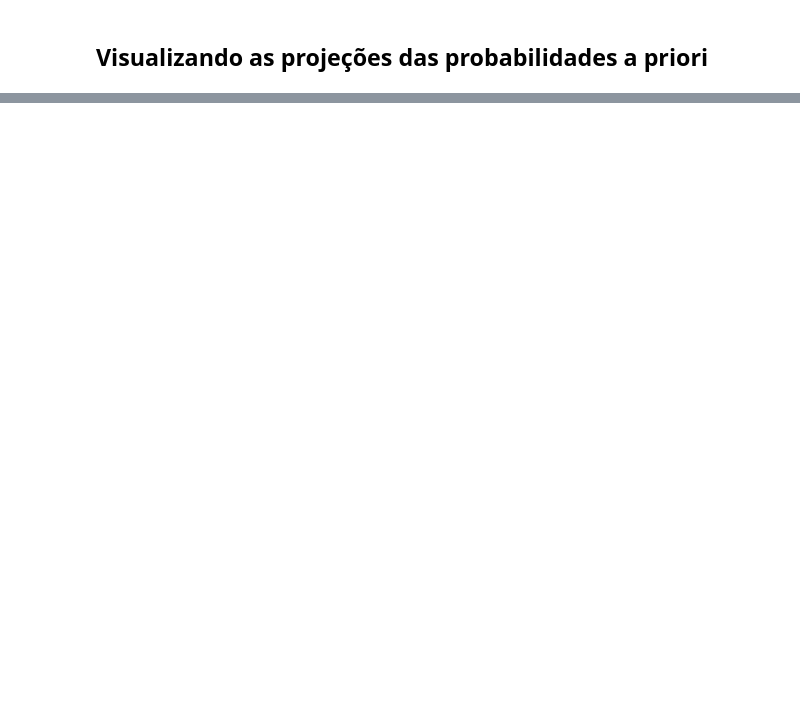
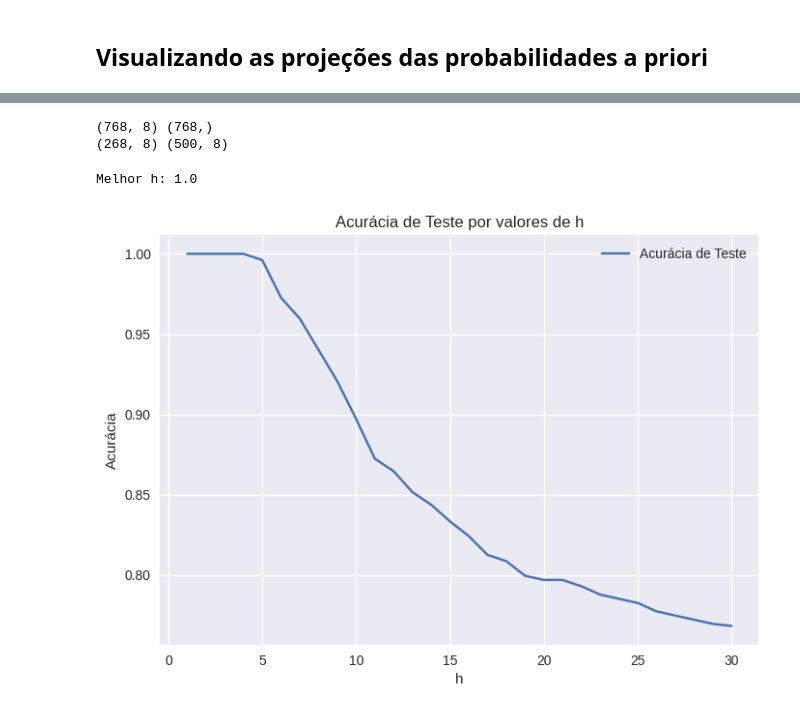
Before and after one commit to muzzidiogo/reconhecimento_de_padroes, a Jupyter notebook: 09_kde2.ipynb, the cells around one changed output, grey strips where cells are left out. Drawn from its saved outputs; the diff is of its cells as text; code cells hidden in the pictures; blank space fills up the shorter version.

```diff
--- a/09_kde2.ipynb
+++ b/09_kde2.ipynb
@@ -117,0 +152,46 @@ plt.plot(hseq, acc_tr, label='Acurácia de Treinamento')
+# %%
+X = df.drop('class', axis=1).to_numpy()  # Features matrix
+y = df['class'].to_numpy()               # Labels vector
+
+xc1 = X[y == 1]     # Features where class is +1
+yc1 = y[y == 1]     # Labels where class is +1
+
+xc2 = X[y == -1]    # Features where class is -1
+yc2 = y[y == -1]    # Labels where class is -1
+print(X.shape, y.shape)
+print(xc1.shape, xc2.shape)
+# %% [output]
+(768, 8) (768,)
+(268, 8) (500, 8)
+# %%
+hseq = np.linspace(1, 30, 30)
+acc = np.zeros((len(hseq)))
+
+for ch, h in enumerate(hseq):
+    # Compute KDE for training data
+    pxc1 = np.array([kde_multi(x, xc1, h) for x in X])
+    pxc2 = np.array([kde_multi(x, xc2, h) for x in X])
+
+    # Predict labels for the test set
+    yhat = np.zeros(len(X))
+    for i in range(len(X)):
+        if pxc2[i] == 0 and pxc1[i] == 0:
+            yhat[i] = -1
+        elif pxc2[i] == 0:
+            yhat[i] = 1
+        else:
+            yhat[i] = 1 if (pxc1[i] / pxc2[i]) > (len(xc2) / len(xc1)) else -1
+
+    # Compute accuracy on the test set
+    acc[ch] = np.sum(yhat == y) / len(y)
+
+plt.plot(hseq, acc, label='Acurácia de Teste')
+plt.title('Acurácia de Teste por valores de h')
+plt.xlabel('h')
+plt.ylabel('Acurácia')
+plt.legend()
+h_best = hseq[np.argmax(acc)]
+print(f'Melhor h: {h_best}')
+# %% [output]
+Melhor h: 1.0
+[figure, added]
```
Also changed, not shown: parts of 11 cells of this notebook.
